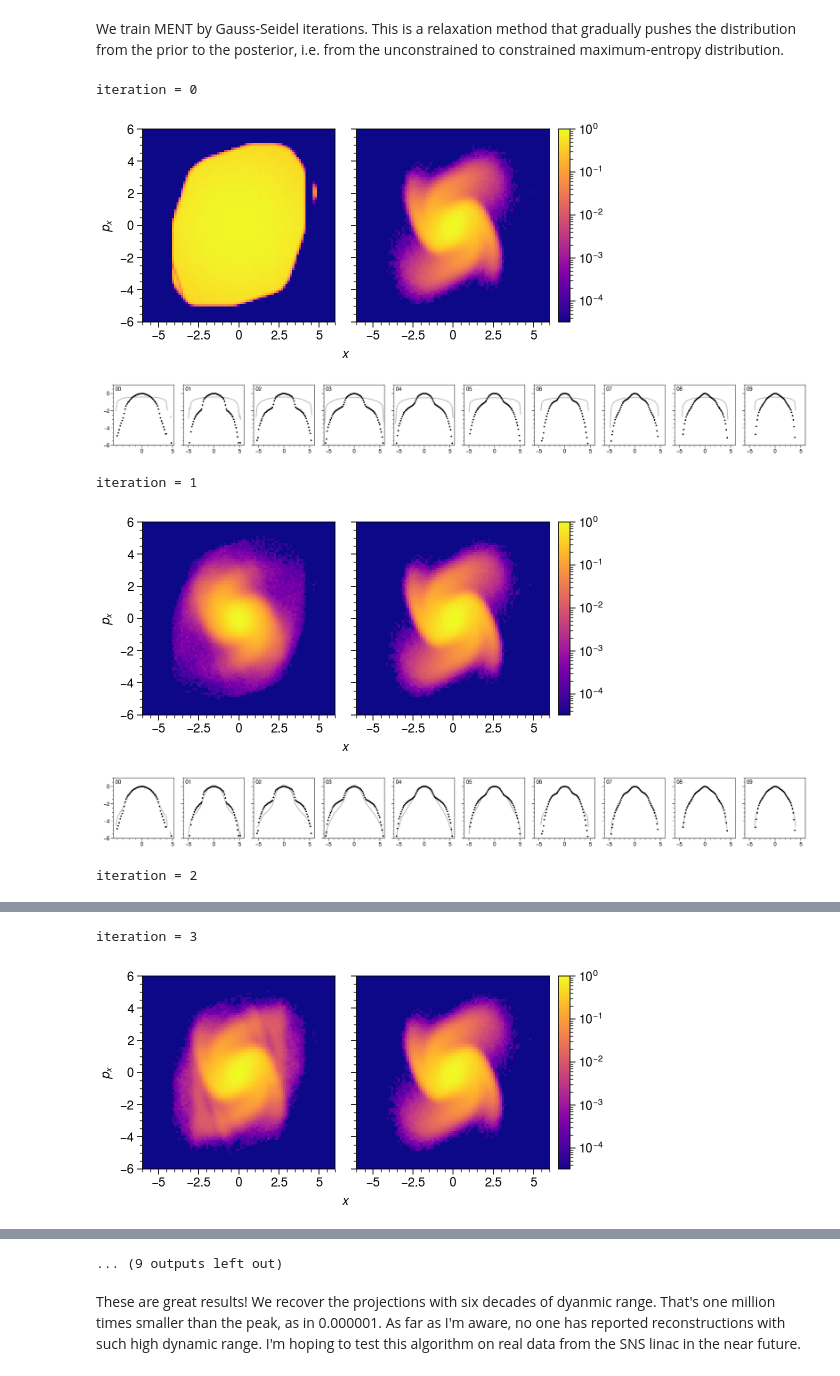
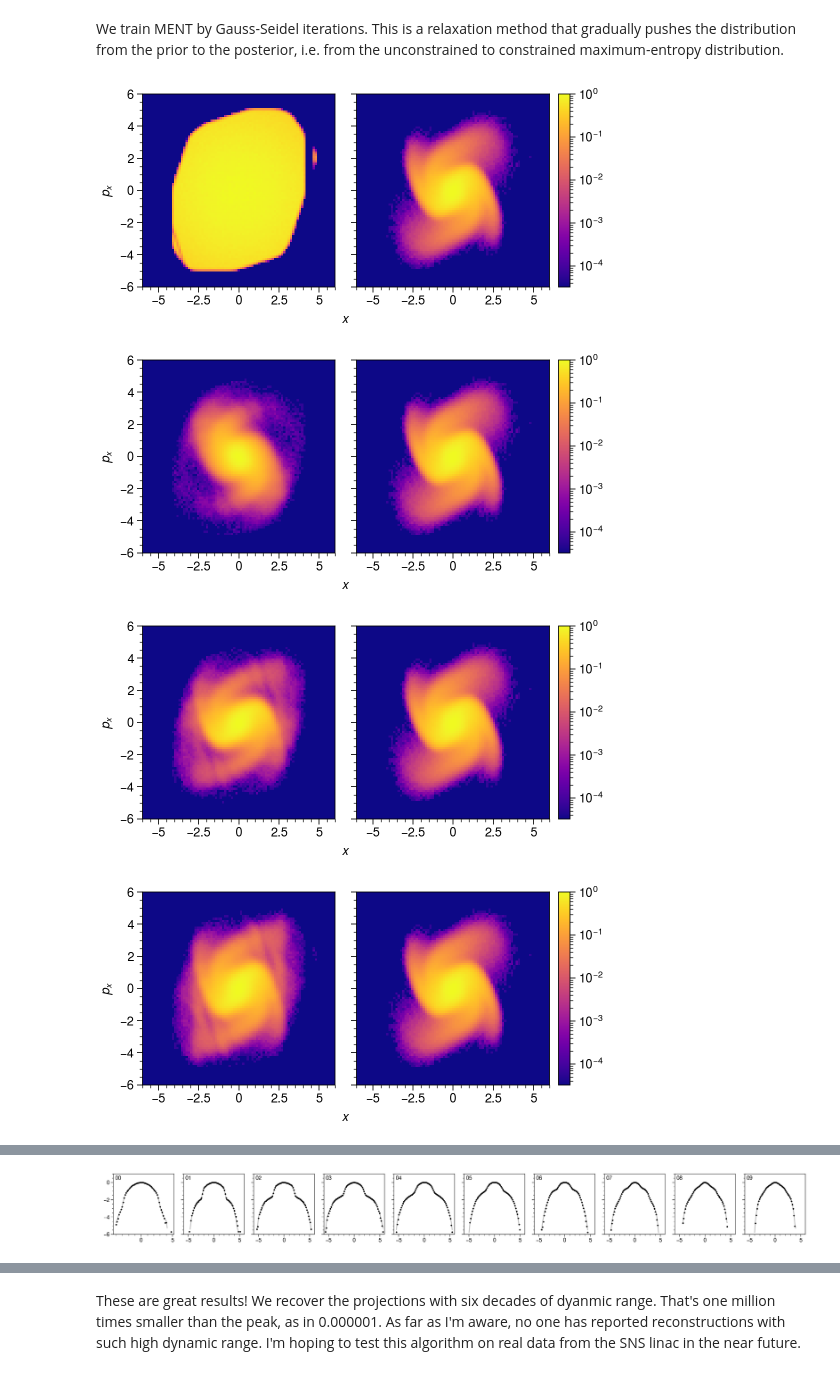
Before and after one commit to austin-hoover/blog, a Jupyter notebook: posts/2025-03-22_hdr-ment/index.ipynb, the cells around one changed output, grey strips where cells are left out. Saved outputs shown, nothing was run; the diff lists cells and outputs as text; code cells hidden in the pictures.

```diff
--- a/posts/2025-03-22_hdr-ment/index.ipynb
+++ b/posts/2025-03-22_hdr-ment/index.ipynb
@@ -268,27 +268,25 @@ def plot_model_dist(x_pred: np.ndarray) -> tuple:
     )
     return fig, axs
 # %%
-for iteration in range(7):
-    print("iteration = {}".format(iteration))
+n_iterations = 6
 
+for iteration in range(n_iterations):
     # Sample particles from the distribution.
     x_pred = model.sample(x_true.shape[0])
 
     # Plot the phase space density.
     plot_model_dist(x_pred)
     plt.show()
 
     # Plot the simulated vs. measured projections.
-    plot_model_proj(x_pred)
-    plt.show()
+    if iteration == n_iterations - 1:
+        plot_model_proj(x_pred)
+        plt.show()
 
     # Update the model parameters (Lagrange multipliers).
-    model.gauss_seidel_step(learning_rate=0.75)
+    model.gauss_seidel_step(learning_rate=0.9)
 # %% [output]
-iteration = 0
 [figure]
-[figure, old version]
+[figure, new version]
-iteration = 1
-[figure, old version]
+[figure, new version]
-[figure, old version]
+[figure, new version]
-iteration = 2
@@ -297,2 +295 @@ iteration = 2
-iteration = 3
-[figure, old version]
+[figure, new version]
@@ -300,3 +296,2 @@ iteration = 3
-... (9 outputs left out)
 # %% [markdown]
 These are great results! We recover the projections with six decades of dyanmic range. That's one million times smaller than the peak, as in 0.000001. As far as I'm aware, no one has reported reconstructions with such high dynamic range. I'm hoping to test this algorithm on real data from the SNS linac in the near future.
```
Also changed, not shown: parts of 1 cell of this notebook.
